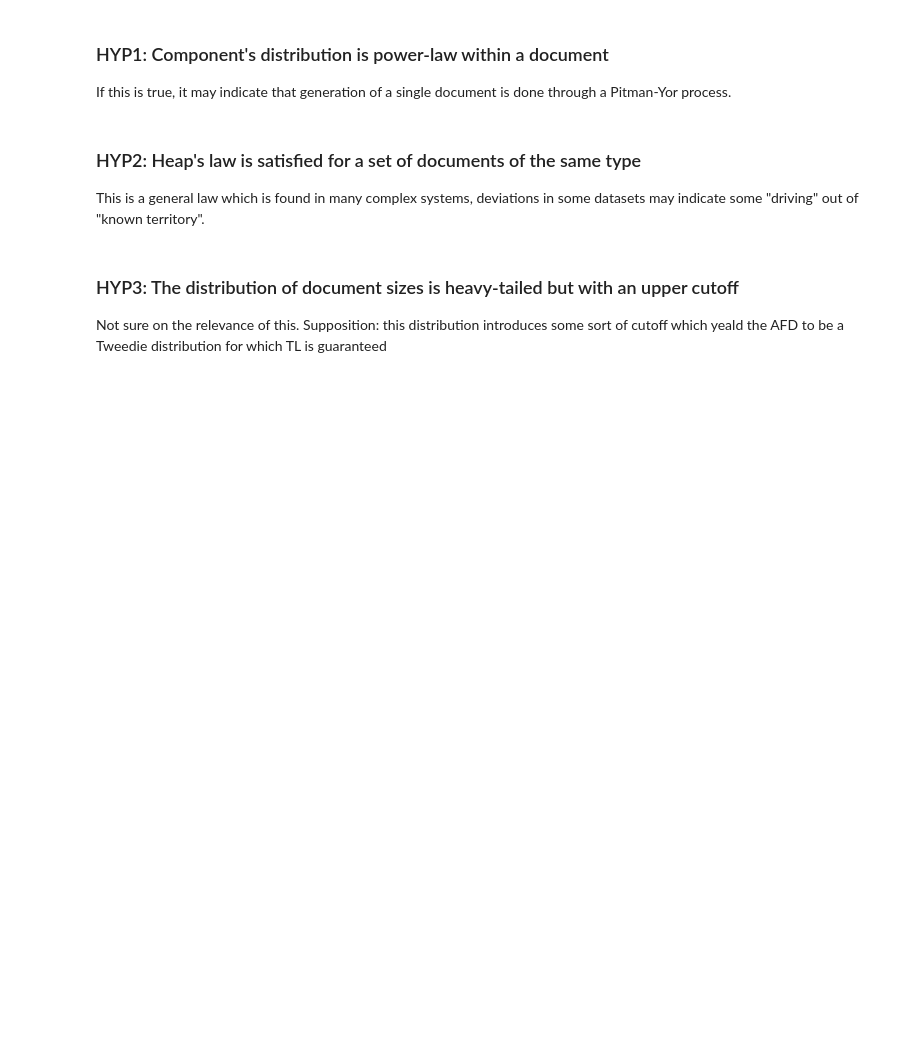
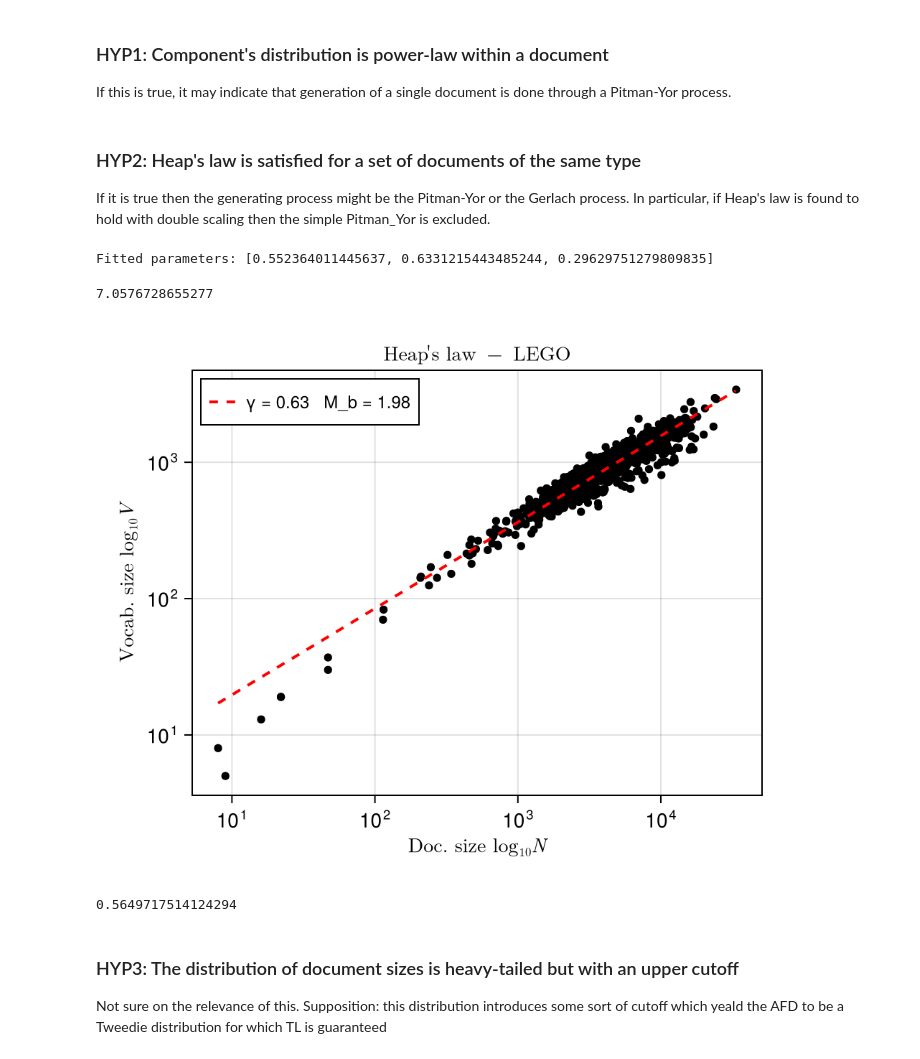
Before and after one commit to luca430/Meris, a Jupyter notebook: python-notebooks/hypJ.ipynb, the cells around one changed output. Drawn from its saved outputs; the diff is of its cells as text; code cells hidden in the pictures; blank space fills up the shorter version.

Commit message:
Added on Heap's law

```diff
--- a/python-notebooks/hypJ.ipynb
+++ b/python-notebooks/hypJ.ipynb
@@ -29,5 +10,5 @@ LoadError: Failed to precompile Meris [050ad861-3423-47d2-b9af-0fa14b653239] to
 # %%
 # import dataset
-arXive_df =  Meris.arXivSampler.collect_arXive();
+arXiv_df =  Meris.arXivSampler.collect_arXive(stopwords=true);
 # bci_df = Meris.BCITreeSampler.load_treedata(; joinquadrats=true, steps=1);
 # lego_df = Meris.LegoSampler.parse_themes(; returnthemes=false);
@@ -39,4 +28,48 @@ Suggestion: check for spelling errors or missing imports.
 If this is true, it may indicate that generation of a single document is done through a Pitman-Yor process.
 # %% [markdown]
 ### HYP2: Heap's law is satisfied for a set of documents of the same type
-This is a general law which is found in many complex systems, deviations in some datasets may indicate some "driving" out of "known territory".
+If it is true then the generating process might be the Pitman-Yor or the Gerlach process. In particular, if Heap's law is found to hold with double scaling then the simple Pitman_Yor is excluded.
+# %%
+sdf = @chain arXiv_df begin
+    @groupby(:sample_id, :domain, :topic)
+    @combine(
+        :vocab_size = length(unique(:component_id)),
+        :nreads = :nreads
+    )
+end
+
+sdf = unique(sdf)
+sdf = sdf[sdf.vocab_size .> 1, :];
+# %%
+x, y = log10.(sdf.nreads), log10.(sdf.vocab_size)
+
+model(x, p) = [xi < p[3] ? p[1] + xi : p[1] + p[3] * (1 - p[2]) + xi * p[2] for xi in x]
+p0 = [1.0, 1.0, log10(500.0)]
+fit = curve_fit(model, x, y, p0)
+p = coef(fit)
+
+println("Fitted parameters: ", p)
+# %% [output]
+Fitted parameters: [0.552364011445637, 0.6331215443485244, 0.29629751279809835]
+# %%
+10 .^ model(p[3], p)
+# %% [output]
+7.0576728655277
+# %%
+fig = Figure(size=(320*1.5, 260*1.5))
+ax = Axis(fig[1,1],
+    xscale=log10, yscale=log10,
+    title=L"\text{Heap's law - LEGO}",
+    xlabel=L"\text{Doc. size } \log_{10}N",
+    ylabel=L"\text{Vocab. size } \log_{10}V"
+)
+
+scatter!(ax, 10 .^ (x), 10 .^ (y), color=:black, markersize=8)
+
+xrange = minimum(x):1e-2:maximum(x)
+lines!(ax, 10 .^ (xrange), 10 .^ (model(xrange, p)), color=:red, linestyle=:dash, label="γ = $(round(p[2], digits=2))   M_b = $(round(10 ^ p[3], digits=2))", linewidth=2)
+
+axislegend(ax, position=:lt, framevisible=true, labelsize=12, markersize=8)
+fig
+# %% [output]
+[figure, added]
@@ -43,3 +78,7 @@ This is a general law which is found in many complex systems, deviations in some
+# %%
+1/1.77
+# %% [output]
+0.5649717514124294
 # %% [markdown]
 ### HYP3: The distribution of document sizes is heavy-tailed but with an upper cutoff
 Not sure on the relevance of this. Supposition: this distribution introduces some sort of cutoff which yeald the AFD to be a Tweedie distribution for which TL is guaranteed
```
Also changed, not shown: parts of 4 cells of this notebook, 3 other files.
